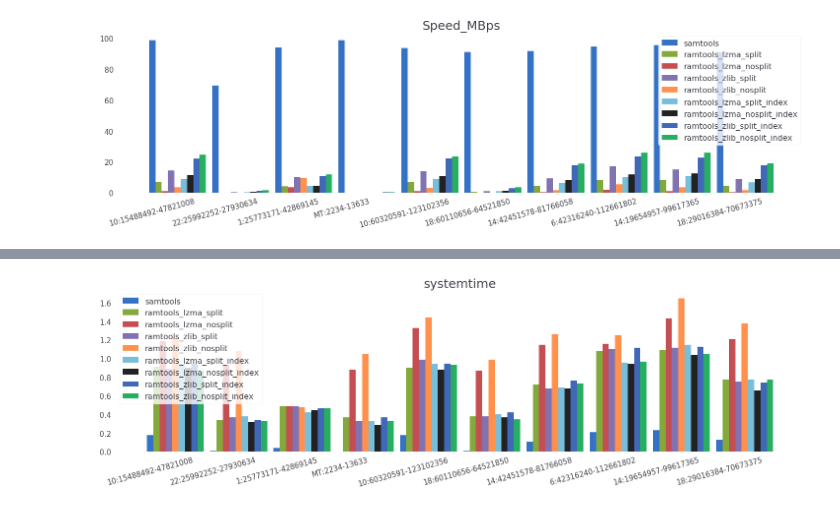
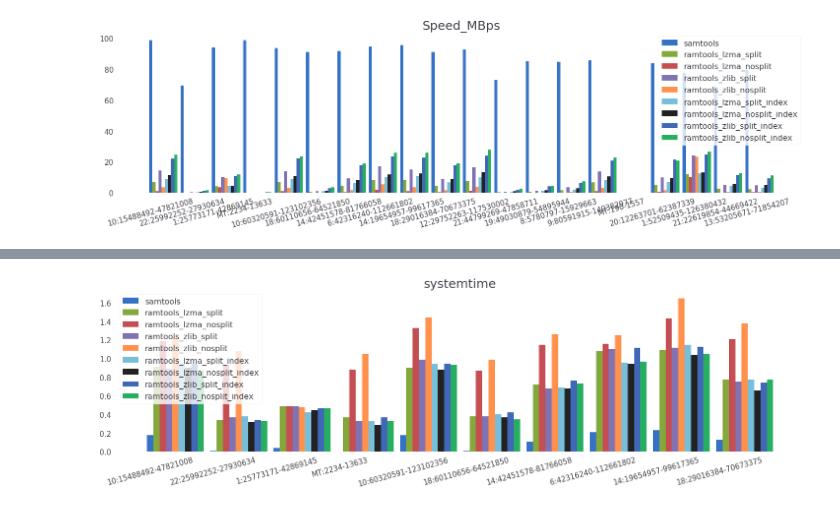
Before and after one commit to GeneROOT/ramtools, a Jupyter notebook: ramview_perf.ipynb, the cells around one changed output, grey strips where cells are left out. Saved outputs shown, nothing was run; the diff lists cells and outputs as text; code cells hidden in the pictures.

```diff
--- a/ramview_perf.ipynb
+++ b/ramview_perf.ipynb
@@ -58,17 +58,19 @@ df['totaltime'] = df['usertime'] + df['systemtime']
 df['Speed_MBps'] = (df['filesize']/1024**2)/ df['totaltime']
 
 df['mem_MB'] = df['memory']/(1024)
+df['size_MB'] = (df['filesize']/(1024**2)).round(2)
 # %%
 dfi = pd.read_csv('data/m6148_views.csv', index_col=0)
 regions = dfi['rname']+':'+dfi['start'].astype(str)+'-'+dfi['end'].astype('str')
 # %%
-N = 10
+start, end = 10, 20
+start, end = 0, 20
 relative = None
 # methods = ['samtools', 'ramtools', 'ramtools-E', 'ramtools-bin', 'ramtools-bin-E']
 # methods = ['samtools', 'ramtools', 'ramtools-comp']
 methods = ["samtools", "ramtools_lzma_split", "ramtools_lzma_nosplit", "ramtools_zlib_split", "ramtools_zlib_nosplit"]
 methods_index = ["samtools", "ramtools_lzma_split_index", "ramtools_lzma_nosplit_index", "ramtools_zlib_split_index", "ramtools_zlib_nosplit_index"]
-methods_zlib = ["samtools", "ramtools_zlib_split", "ramtools_zlib_split_index", "ramtools_zlib_nosplit_index"]
+methods_zlib = ["samtools", "ramtools_zlib_split", "ramtools_zlib_nosplit", "ramtools_zlib_split_index", "ramtools_zlib_nosplit_index"]
 # methods = ['samtools', 'ramtools', 'ramtools_index']
 
 all_methods = methods + methods_index[1:]
@@ -75,4 +122,4 @@ all_methods = methods + methods_index[1:]
 # %%
-compare_metrics(df, all_methods , regions[:N], 'Speed_MBps', relative=relative)
+compare_metrics(df, all_methods , regions[start:end], 'Speed_MBps', relative=relative)
 # %% [output]
-[figure, old version]
+[figure, new version]
```
Also changed, not shown: parts of 4 cells of this notebook.
